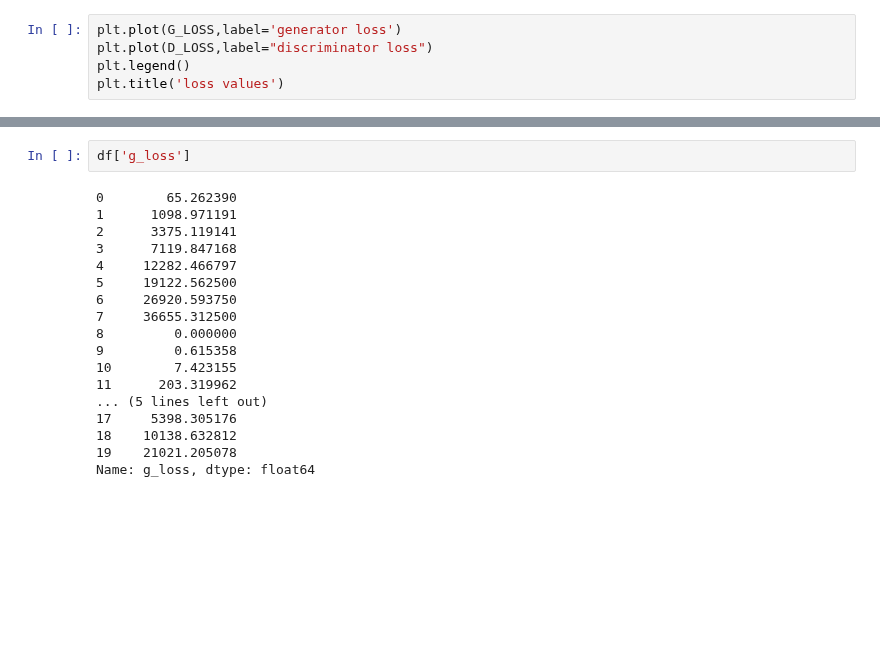
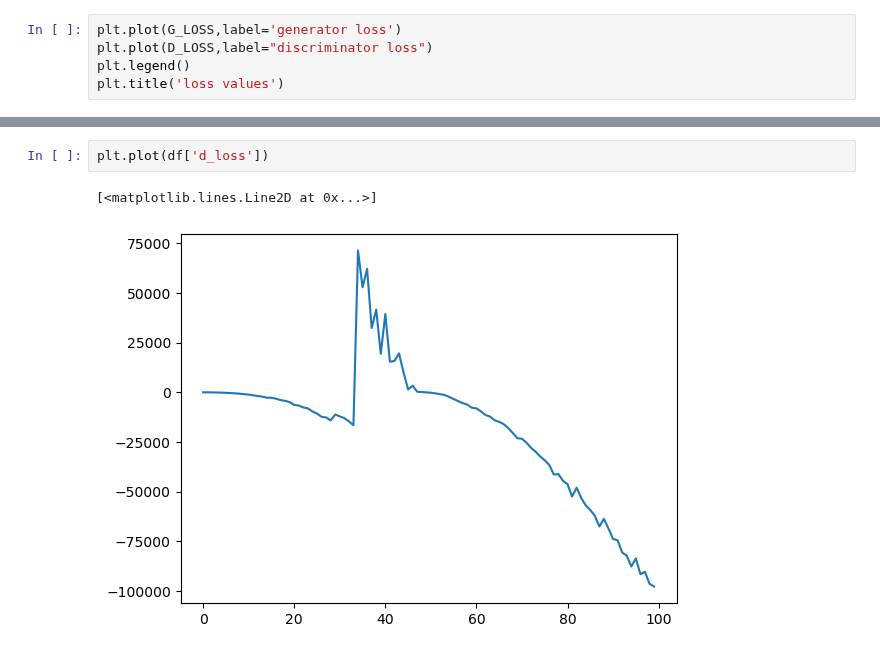
Before and after one commit to floriantilliet/mnhn_internship, a Jupyter notebook: gan_testing.ipynb, the cells around one changed output, grey strips where cells are left out. Saved outputs shown, nothing was run; the diff lists cells and outputs as text; blank space fills up the shorter version.

```diff
--- a/gan_testing.ipynb
+++ b/gan_testing.ipynb
@@ -287,20 +337,5 @@ Text(0.5, 1.0, 'loss values')
-# %%
-df['g_loss']
-# %% [output]
-0        65.262390
-1      1098.971191
-2      3375.119141
-3      7119.847168
-4     12282.466797
-5     19122.562500
-6     26920.593750
-7     36655.312500
-8         0.000000
-9         0.615358
-10        7.423155
-11      203.319962
-... (5 lines left out)
-17     5398.305176
-18    10138.632812
-19    21021.205078
-Name: g_loss, dtype: float64
+# %%
+plt.plot(df['d_loss'])
+# %% [output]
+[<matplotlib.lines.Line2D at 0x...>]
+[figure, added]
```
Also changed, not shown: parts of 17 cells of this notebook, 1 other file.
